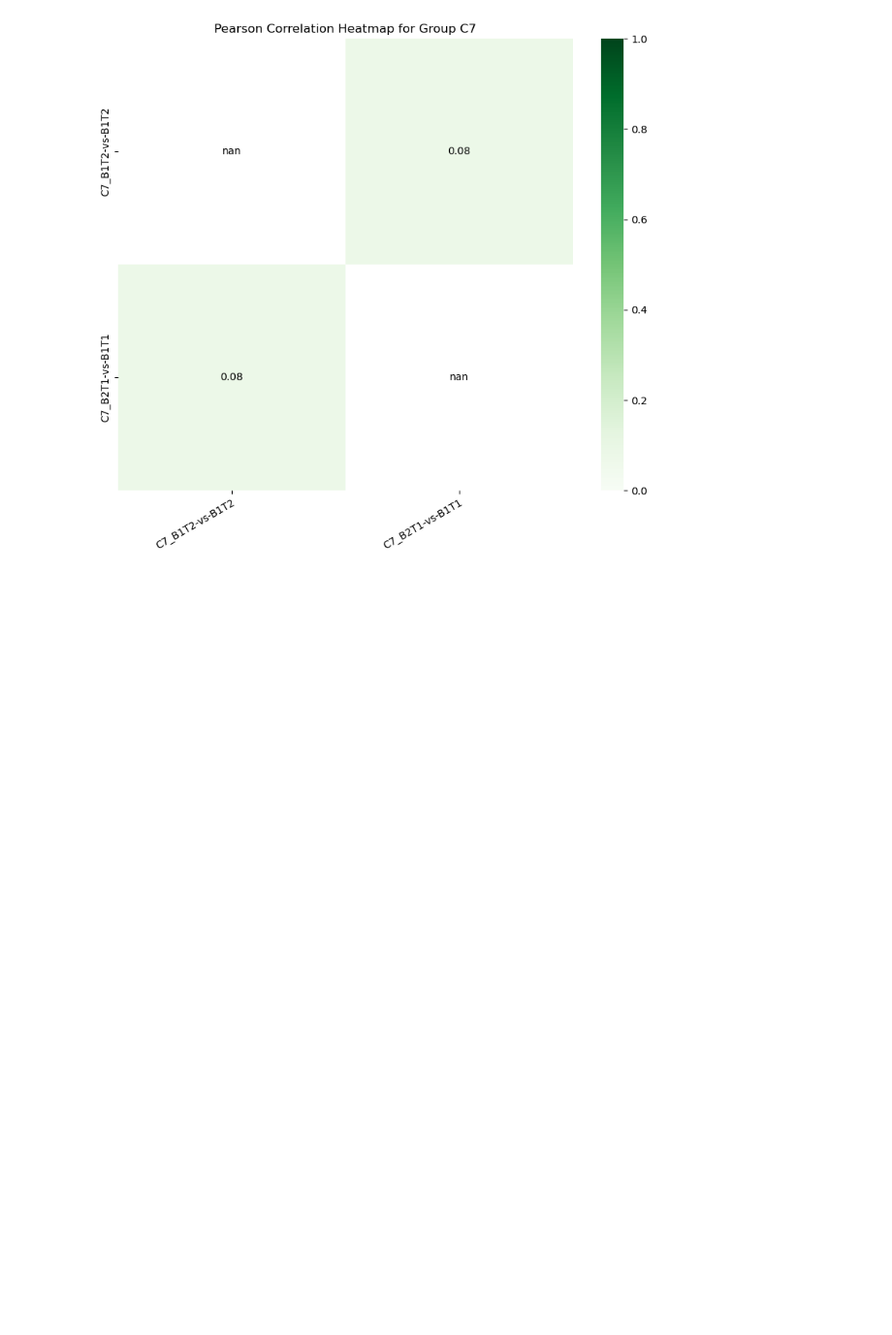
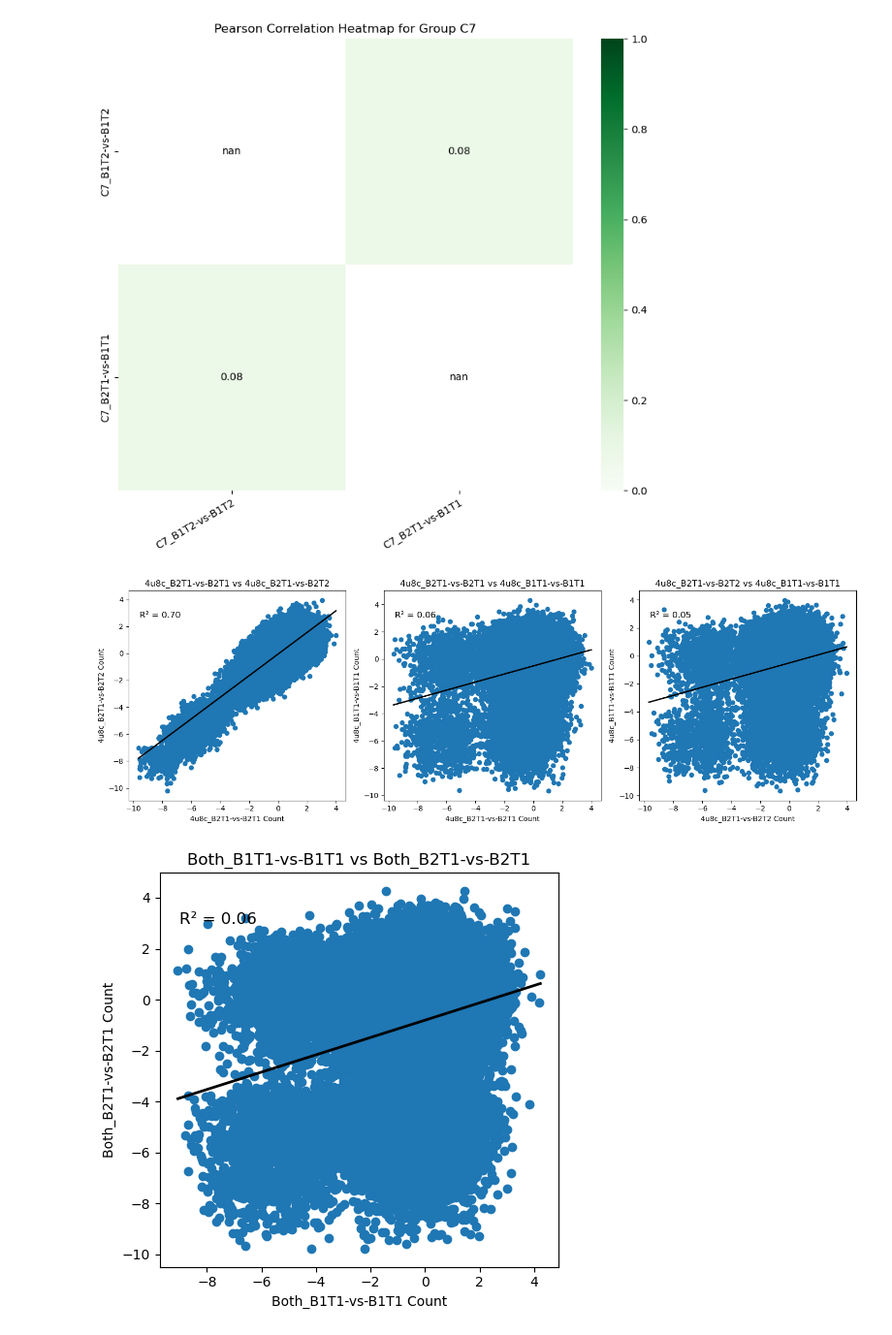
Before and after one commit to kwalcott97/kw_dms, a Jupyter notebook: Comparing sample functional effect correlations.ipynb, the cells around one changed output. Shown at 97% size. Cells and saved outputs as stored; diff of their text form; code cells hidden in the pictures; blank space fills up the shorter version.

Commit message:
added a graph

```diff
--- a/Comparing sample functional effect correlations.ipynb
+++ b/Comparing sample functional effect correlations.ipynb
@@ -149,3 +154,53 @@ for group, corr_matrix in correlation_matrices.items():
 [figure]
 [figure]
 [figure]
+# %%
+for group_name, group in grouped_dataframes.items():
+    # Number of plots for the current group
+    num_plots = len(group) * (len(group) - 1) // 2
+
+    # Set up subplots
+    fig, axes = plt.subplots(1, num_plots, figsize=(num_plots * 5, 5))
+
+    # Counter for the subplot index
+    plot_index = 0
+
+    # Iterate through each pair of samples
+    for i in range(len(group)):
+        for j in range(i + 1, len(group)):
+            # Merge the two dataframes on 'AA Substitution'
+            df1_name, df1_data = group[i]
+            df2_name, df2_data = group[j]
+            merged_df = pd.merge(df1_data, df2_data, on='barcode', suffixes=('_left', '_right'))
+
+            # Handle missing values
+            merged_df.dropna(subset=['func_score_left', 'func_score_right'], inplace=True)
+
+            # Check if there are any rows left after dropping missing values
+            if len(merged_df) > 0:
+                # Plot
+                ax = axes[plot_index] if num_plots > 1 else axes
+                ax.scatter(merged_df['func_score_left'], merged_df['func_score_right'])
+                ax.set_xlabel(f'{df1_name} Count')
+                ax.set_ylabel(f'{df2_name} Count')
+                ax.set_title(f'{df1_name} vs {df2_name}')
+
+                # Perform linear regression
+                X = sm.add_constant(merged_df['func_score_left'])  # No log transformation
+                Y = merged_df['func_score_right']  # No log transformation
+                model = sm.OLS(Y, X).fit()
+                r_squared = model.rsquared
+
+                # Plot the regression line
+                ax.plot(np.sort(merged_df['func_score_left']), model.predict(X)[np.argsort(merged_df['func_score_left'])], color='black', linewidth=2)
+
+                # Display R² value
+                ax.text(0.05, 0.90, f'R² = {r_squared:.2f}', transform=ax.transAxes, fontsize=12, verticalalignment='top')
+
+                plot_index += 1
+
+    plt.tight_layout()
+    plt.show()
+# %% [output]
+[figure, added]
+[figure, added]
```
Also changed, not shown: parts of 3 cells of this notebook, 1 other file.
